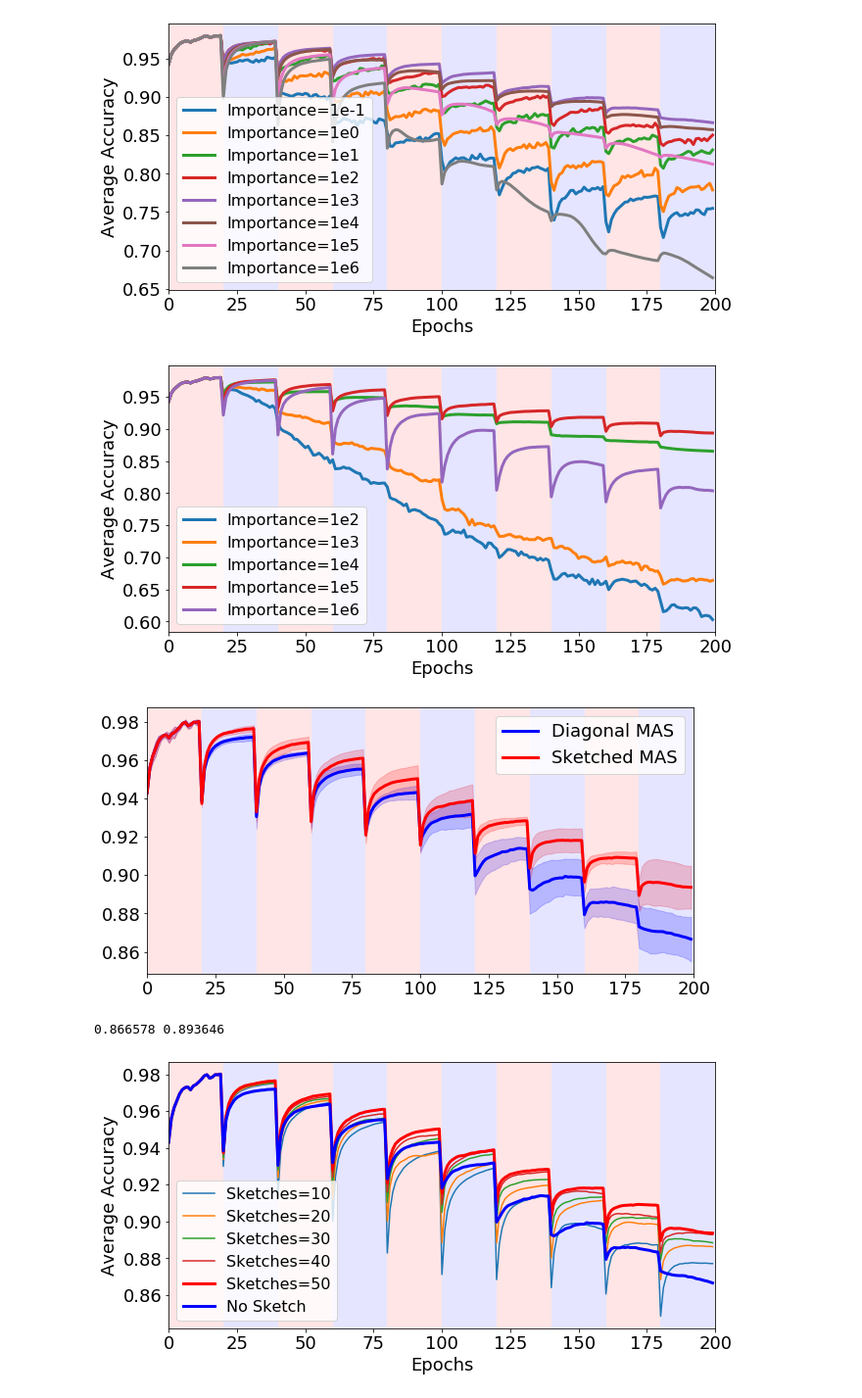
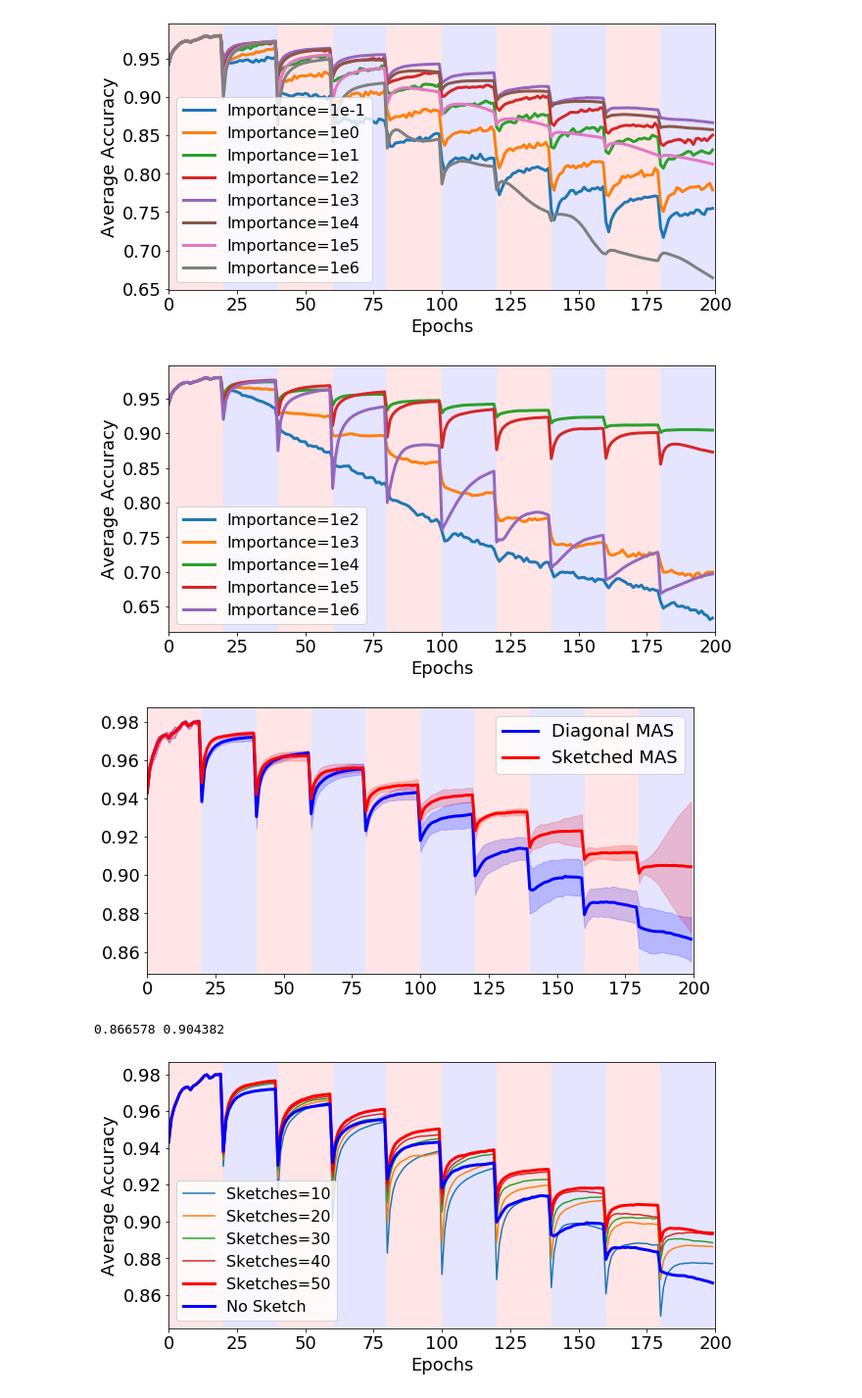
Before and after one commit to lihr04/corel2m, a Jupyter notebook: Visualization_Permuted_MNIST_test.ipynb, the cells around one changed output. Shown at 98% size. Saved outputs shown, nothing was run; the diff lists cells and outputs as text; code cells hidden in the pictures.

```diff
--- a/Visualization_Permuted_MNIST_test.ipynb
+++ b/Visualization_Permuted_MNIST_test.ipynb
@@ -33,7 +33,7 @@ acc_sketch_ewc_50_list = [[] for i in range(5)]
 for i in range(5):
     path_EWC = '.\\perm_mnist_10Run\\experiment_EWC_id_%d.pkl'%(i)
     path_SketchEWC_10 = '.\\perm_mnist_10Run\\experiment_SketchEWC_id_%d_bucket_10.pkl'%(i)
-    path_SketchEWC_50 = '.\\perm_mnist_10Run\\experiment_SketchEWC_id_%d_bucket_50.pkl'%(i)
+    path_SketchEWC_50 = '.\\perm_mnist_5Run\\experiment_SketchEWC_id_%d.pkl'%(i)
     with open(path_EWC, 'rb') as f:
         _, acc_ewc, hyperparameter_ewc = pickle.load(f)
         for j in range(8):
@@ -238,21 +237,0 @@ plt.show()
-# %%
-plt.figure(figsize=(10,5))
-
-for t in range(1,num_task):
-    if t%2:
-        c='b'
-    else:
-        c='r'
-    plt.axvspan(t, t+1, facecolor=c, alpha=0.1)
-# plt.plot(np.arange(10)+1,[acc_ewc[j][-1] for j in range(10)],'b.-',linewidth=3)
-for i in range(5):
-    plt.plot(np.arange(10)+1,[acc_sketch_ewc_50_list[i][j][-1] for j in range(10)],'.-',linewidth=3)
-plt.xlim(1,num_task)
-plt.xticks(fontsize=18),plt.yticks(fontsize=18)
-# plt.ylim(0.7,1)
-plt.locator_params(axis='x', nbins=10)
-plt.legend(['Importance=1e2', 'Importance=1e3', 'Importance=1e4', 'Importance=1e5', 'Importance=1e6'],fontsize=16)
-plt.xlabel('Task',fontsize=18),plt.ylabel('Accuracy',fontsize=18)
-
-# plt.savefig('figure/grid_search_sketch_ewc_task_compare_1.pdf', bbox_inches='tight')
-plt.show()
@@ -288,7 +265,7 @@ acc_mas_list = [[] for i in range(8)]
 acc_sketch_mas_list = [[] for i in range(5)]
 for i in range(5):
     path_MAS = '.\\perm_mnist_10Run\\experiment_MAS_id_%d.pkl'%(i)
-    path_SketchMAS = '.\\perm_mnist_10Run\\experiment_SketchMAS_id_%d.pkl'%(i)
+    path_SketchMAS = '.\\perm_mnist_5Run\\experiment_SketchMAS_id_%d.pkl'%(i)
     with open(path_MAS, 'rb') as f:
         _, acc_mas, hyperparameter_mas = pickle.load(f)
         for j in range(8):
@@ -367,41 +344,41 @@ plt.xlabel('Epochs',fontsize=18),plt.ylabel('Average Accuracy',fontsize=18)
 plt.savefig('figure/grid_search_sketch_mas_50_sketches.pdf', bbox_inches='tight')
 plt.show()
 # %% [output]
-[figure, old version]
+[figure, new version]
 # %%
 acc_mas = acc_mas_list[4]
-acc_sketch_mas = acc_sketch_mas_list[3]
+acc_sketch_mas = acc_sketch_mas_list[2]
 
 plt.figure(figsize=(10,5))
 for t in range(num_task):
     if t%2:
         c='b'
     else:
         c='r'
     plt.axvspan(t*epochs, (t+1)*epochs, facecolor=c, alpha=0.1)
 plt.plot(get_mean_acc(acc_mas,epochs),'b',linewidth=3)
 plt.fill_between(np.arange(0,num_task*epochs),
                  get_mean_acc(acc_mas,epochs)-acc_mas_std,
                  get_mean_acc(acc_mas,epochs)+acc_mas_std,
                  color='b',alpha=.2)
 plt.plot(get_mean_acc(acc_sketch_mas,epochs),'r',linewidth=3)
 plt.fill_between(np.arange(0,num_task*epochs),
                  get_mean_acc(acc_sketch_mas,epochs)-acc_sketch_mas_std,
                  get_mean_acc(acc_sketch_mas,epochs)+acc_sketch_mas_std,
                  color='r',alpha=.2)
 
 plt.xlim(0,num_task*epochs)
 plt.xticks(fontsize=18),plt.yticks(fontsize=18)
 plt.legend(['Diagonal MAS','Sketched MAS'],fontsize=18)
 plt.savefig('figure/grid_search_sketch_mas_compare.pdf', bbox_inches='tight')
 plt.show()
 # %% [output]
-[figure, old version]
+[figure, new version]
 # %%
 print(get_mean_acc(acc_mas,epochs)[-1],
       get_mean_acc(acc_sketch_mas,epochs)[-1])
 # %% [output]
-0.866578 0.893646
+0.866578 0.904382
 # %%
 plt.figure(figsize=(10,5))
 for t in range(num_task):
```
Also changed, not shown: parts of 11 cells of this notebook.
